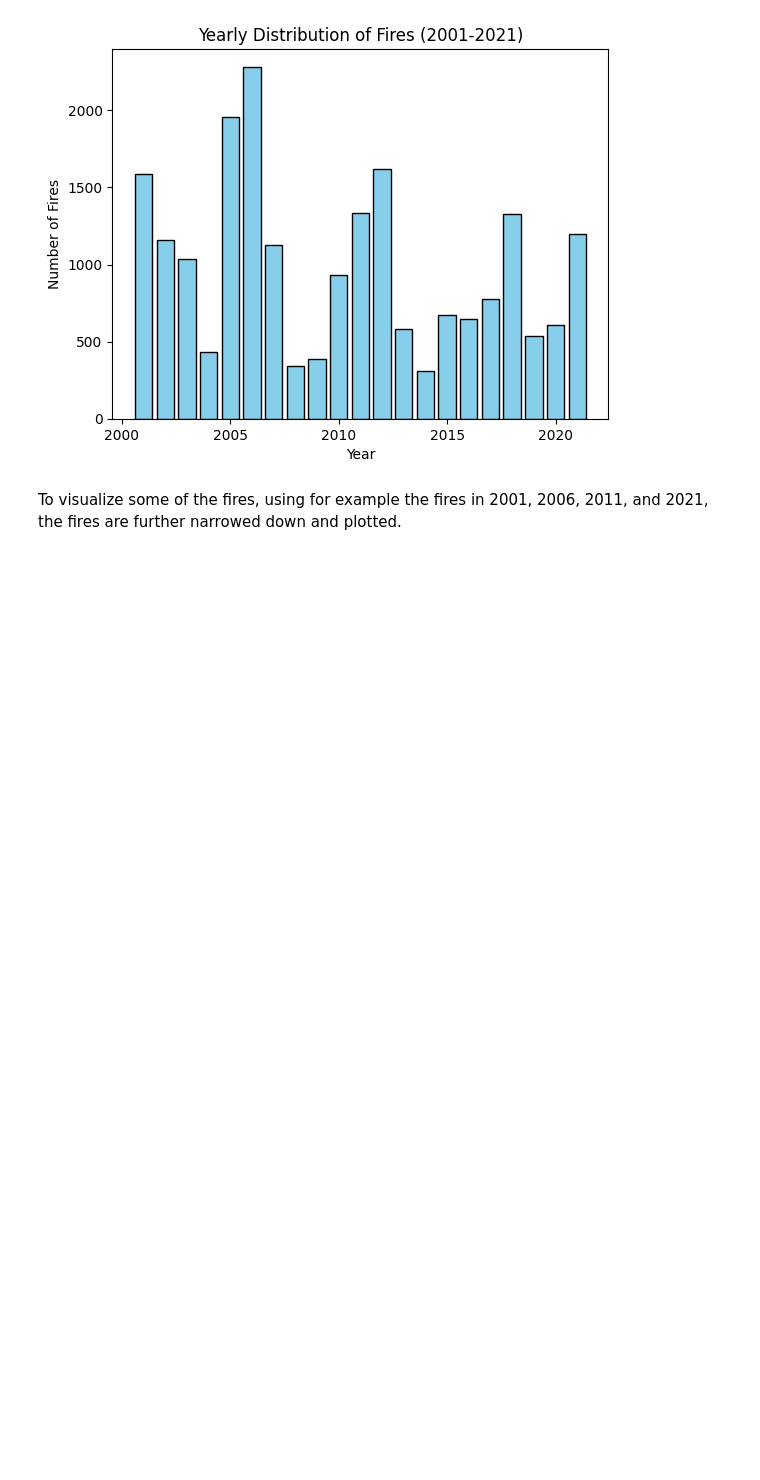
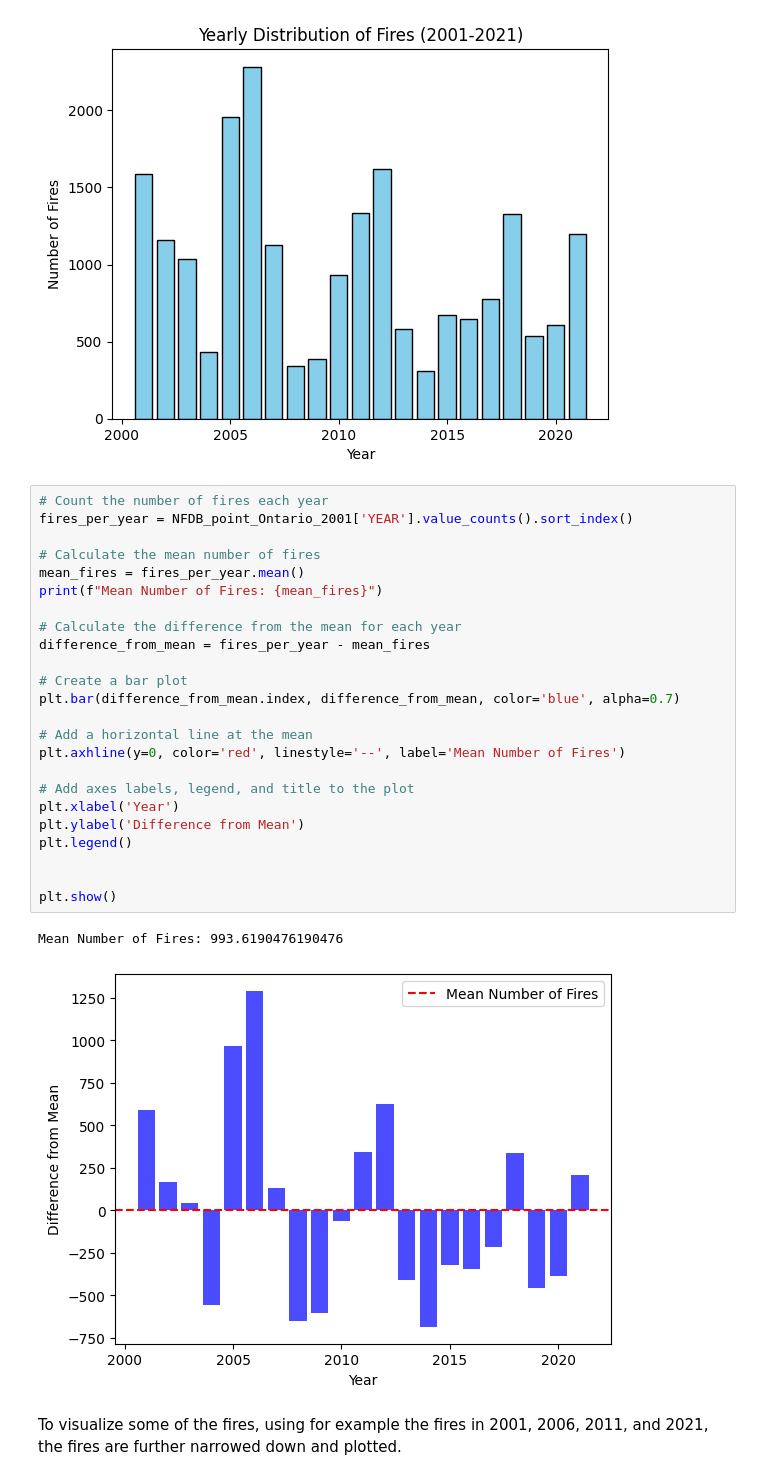
Before and after one commit to AntoinePepin6/Ontario-Geographers-Project, a Jupyter notebook: Fire 1 Merge Forests to Fires.ipynb, the cells around one changed output. Cells and saved outputs as stored; diff of their text form; blank space fills up the shorter version.

```diff
--- a/Fire 1 Merge Forests to Fires.ipynb
+++ b/Fire 1 Merge Forests to Fires.ipynb
@@ -109,6 +107,33 @@ plt.savefig('Yearly Distribution of Fires (2001-2021).png')
 plt.show()
 # %% [output]
 [figure]
+# %%
+# Count the number of fires each year
+fires_per_year = NFDB_point_Ontario_2001['YEAR'].value_counts().sort_index()
+
+# Calculate the mean number of fires
+mean_fires = fires_per_year.mean()
+print(f"Mean Number of Fires: {mean_fires}")
+
+# Calculate the difference from the mean for each year
+difference_from_mean = fires_per_year - mean_fires
+
+# Create a bar plot
+plt.bar(difference_from_mean.index, difference_from_mean, color='blue', alpha=0.7)
+
+# Add a horizontal line at the mean
+plt.axhline(y=0, color='red', linestyle='--', label='Mean Number of Fires')
+
+# Add axes labels, legend, and title to the plot
+plt.xlabel('Year')
+plt.ylabel('Difference from Mean')
+plt.legend()
+
+
+plt.show()
+# %% [output]
+Mean Number of Fires: 993.6190476190476
+[figure, added]
 # %% [markdown]
 To visualize some of the fires, using for example the fires in 2001, 2006, 2011, and 2021, the fires are further narrowed down and plotted.
 # %%
```
Also changed, not shown: parts of 1 cell of this notebook.
